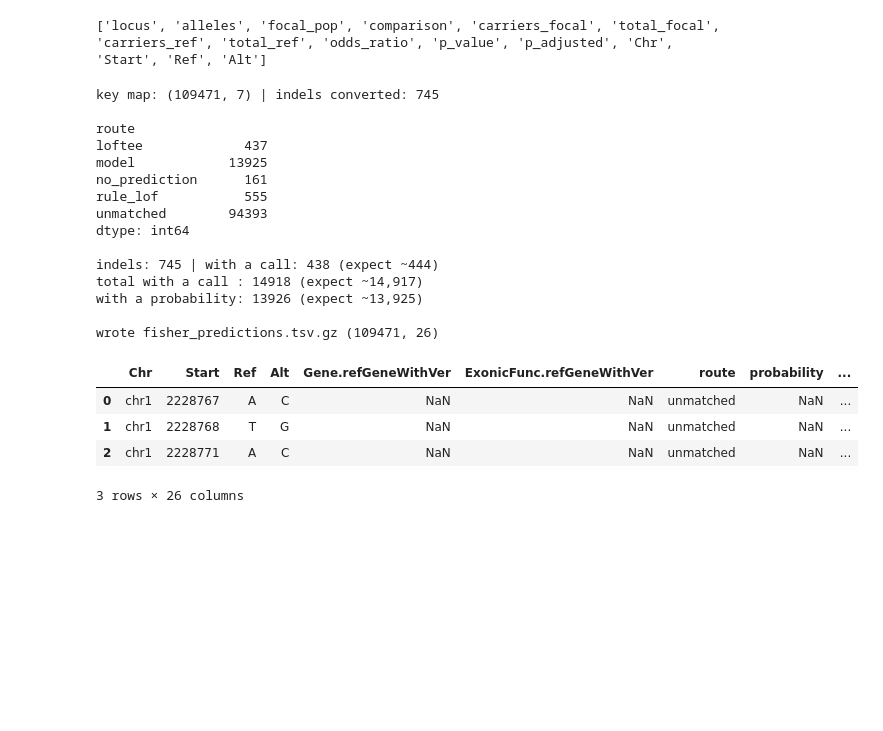
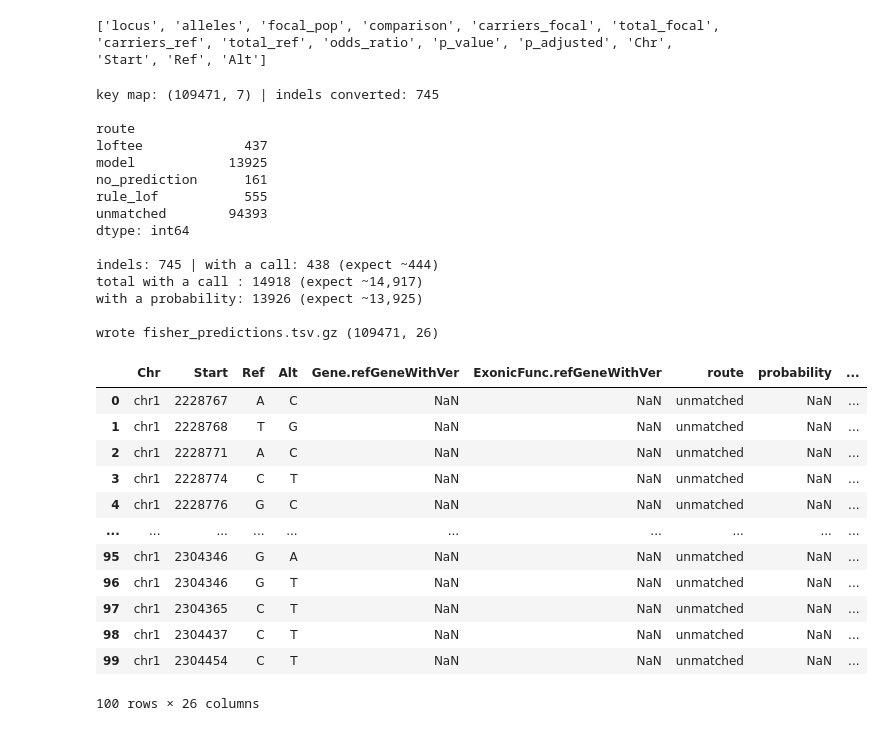
Before and after one commit to il328/oncokb-annotator, a Jupyter notebook: analysis_fisher.ipynb, the cells around one changed output. Drawn from its saved outputs; the diff is of its cells as text; code cells hidden in the pictures; blank space fills up the shorter version.

```diff
--- a/analysis_fisher.ipynb
+++ b/analysis_fisher.ipynb
@@ -704,32 +727,40 @@ assert len(final) == 109471, f"row count changed: {len(final)}"
 assert final[["Chr","Start","Ref","Alt"]].duplicated().sum() == 0, "duplicate variants"
 print("\n", final.groupby("route").size(), sep="")
 is_ind = final["Ref"].astype(str).str.len() != final["Alt"].astype(str).str.len()
 print("\nindels:", int(is_ind.sum()),
       "| with a call:", int(final.loc[is_ind, "call_youden"].notna().sum()), "(expect ~444)")
 print("total with a call :", int(final["call_youden"].notna().sum()), "(expect ~14,917)")
 print("with a probability:", int(final["probability"].notna().sum()), "(expect ~13,925)")
 
 final.to_csv("fisher_predictions.tsv.gz", sep="\t", index=False, compression="gzip")
 print("\nwrote fisher_predictions.tsv.gz", final.shape)
-display(final.head(20))
+display(final.head(100))
 # %% [output]
 key map: (109471, 7) | indels converted: 745
 
 route
 loftee             437
 model            13925
 no_prediction      161
 rule_lof           555
 unmatched        94393
 dtype: int64
 
 indels: 745 | with a call: 438 (expect ~444)
 total with a call : 14918 (expect ~14,917)
 with a probability: 13926 (expect ~13,925)
 
 wrote fisher_predictions.tsv.gz (109471, 26)
 |  | Chr | Start | Ref | Alt | Gene.refGeneWithVer | ExonicFunc.refGeneWithVer | route | probability | ... |
 | 0 | chr1 | 2228767 | A | C | NaN | NaN | unmatched | NaN | ... |
 | 1 | chr1 | 2228768 | T | G | NaN | NaN | unmatched | NaN | ... |
 | 2 | chr1 | 2228771 | A | C | NaN | NaN | unmatched | NaN | ... |
+| 3 | chr1 | 2228774 | C | T | NaN | NaN | unmatched | NaN | ... |
+| 4 | chr1 | 2228776 | G | C | NaN | NaN | unmatched | NaN | ... |
+| ... | ... | ... | ... | ... | ... | ... | ... | ... | ... |
+| 95 | chr1 | 2304346 | G | A | NaN | NaN | unmatched | NaN | ... |
+| 96 | chr1 | 2304346 | G | T | NaN | NaN | unmatched | NaN | ... |
+| 97 | chr1 | 2304365 | C | T | NaN | NaN | unmatched | NaN | ... |
+| 98 | chr1 | 2304437 | C | T | NaN | NaN | unmatched | NaN | ... |
+| 99 | chr1 | 2304454 | C | T | NaN | NaN | unmatched | NaN | ... |
-3 rows × 26 columns
+100 rows × 26 columns
```
Also changed, not shown: parts of 3 cells of this notebook.
